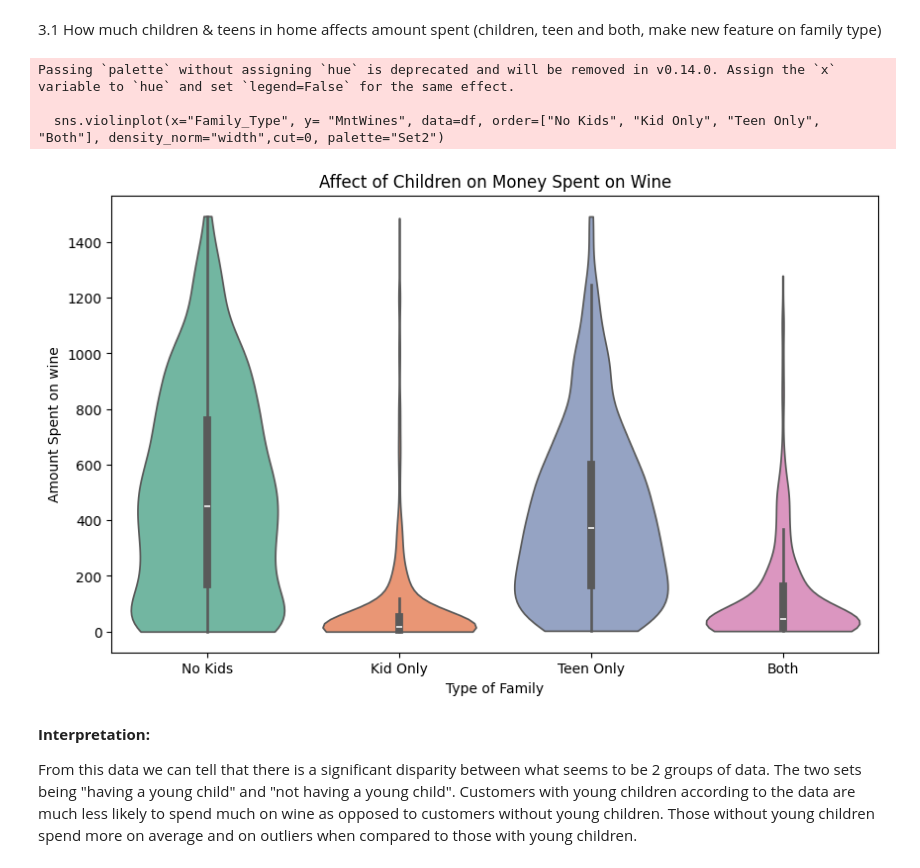
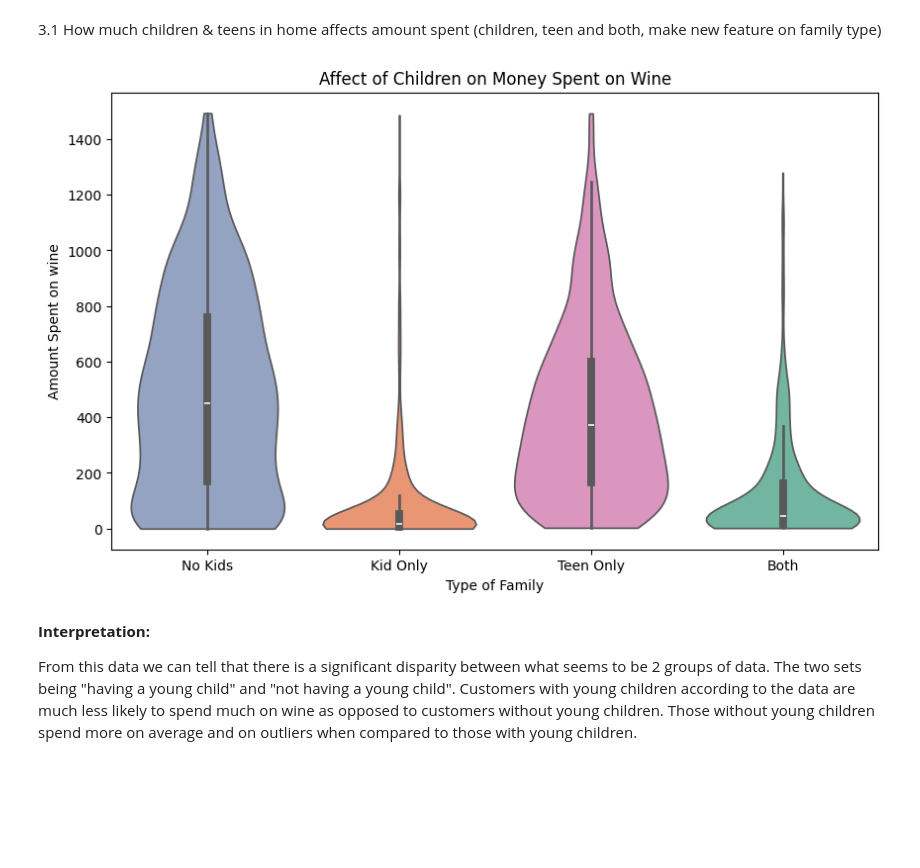
Before and after one commit to ShayanDhillon/Data200-Final-Customers, a Jupyter notebook: CustomerAnalysis.ipynb, the cells around one changed output. Cells and saved outputs as stored; diff of their text form; code cells hidden in the pictures; blank space fills up the shorter version.

```diff
--- a/CustomerAnalysis.ipynb
+++ b/CustomerAnalysis.ipynb
@@ -203,16 +202,13 @@ df["Income_Group"] = pd.qcut(df["Income"], q=3, labels=['Low', "Middle", "High"]
     (children, teen and both, make new feature on family type)
 # %%
 plt.figure(figsize=(10, 6))
-sns.violinplot(x="Family_Type", y= "MntWines", data=df, order=["No Kids", "Kid Only", "Teen Only", "Both"], density_norm="width",cut=0, palette="Set2")
+sns.violinplot(x="Family_Type", y= "MntWines", data=df, order=["No Kids", "Kid Only", "Teen Only", "Both"], density_norm="width",cut=0, palette="Set2", hue="Family_Type")
 plt.title("Affect of Children on Money Spent on Wine")
 plt.xlabel("Type of Family")
 plt.ylabel("Amount Spent on wine")
 plt.show()
 # %% [output]
-Passing `palette` without assigning `hue` is deprecated and will be removed in v0.14.0. Assign the `x` variable to `hue` and set `legend=False` for the same effect.
-
-  sns.violinplot(x="Family_Type", y= "MntWines", data=df, order=["No Kids", "Kid Only", "Teen Only", "Both"], density_norm="width",cut=0, palette="Set2")
-[figure, old version]
+[figure, new version]
 # %% [markdown]
 **Interpretation:**
 
```
Also changed, not shown: parts of 7 cells of this notebook.
